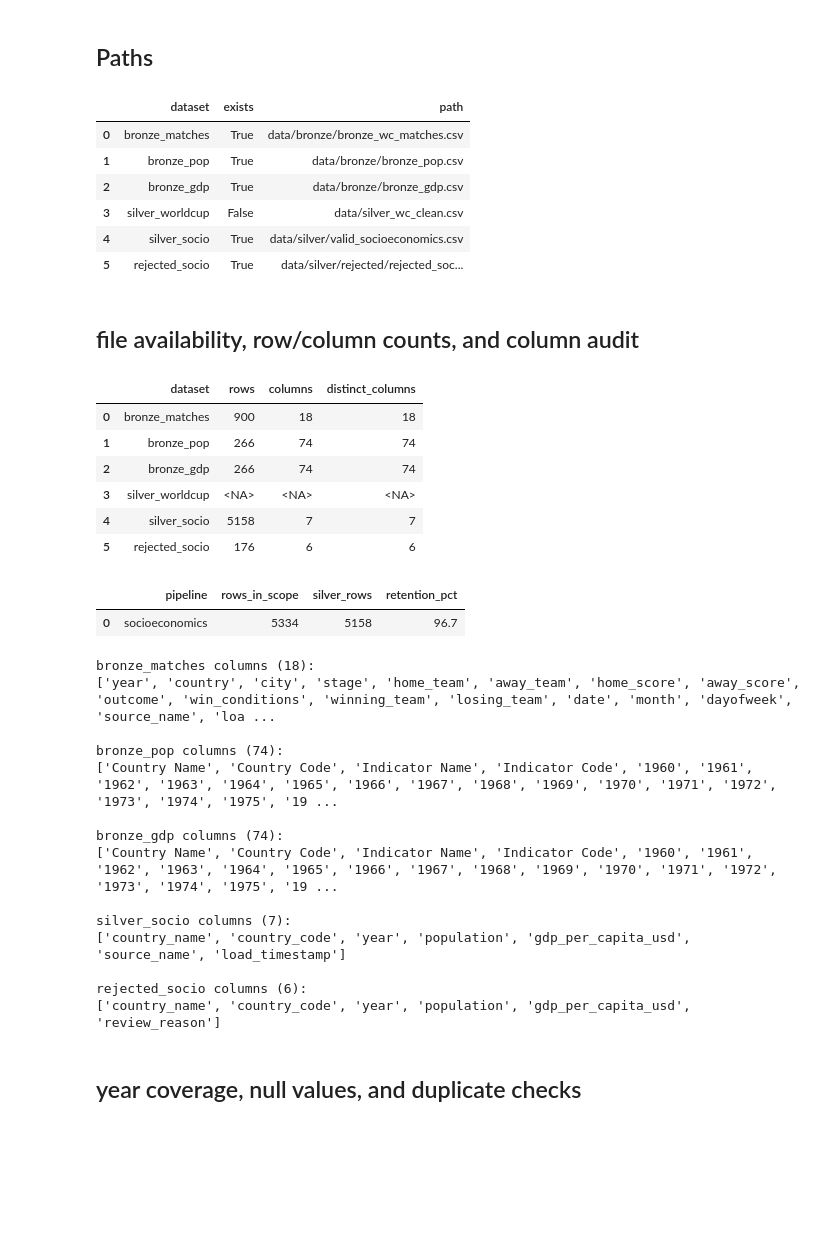
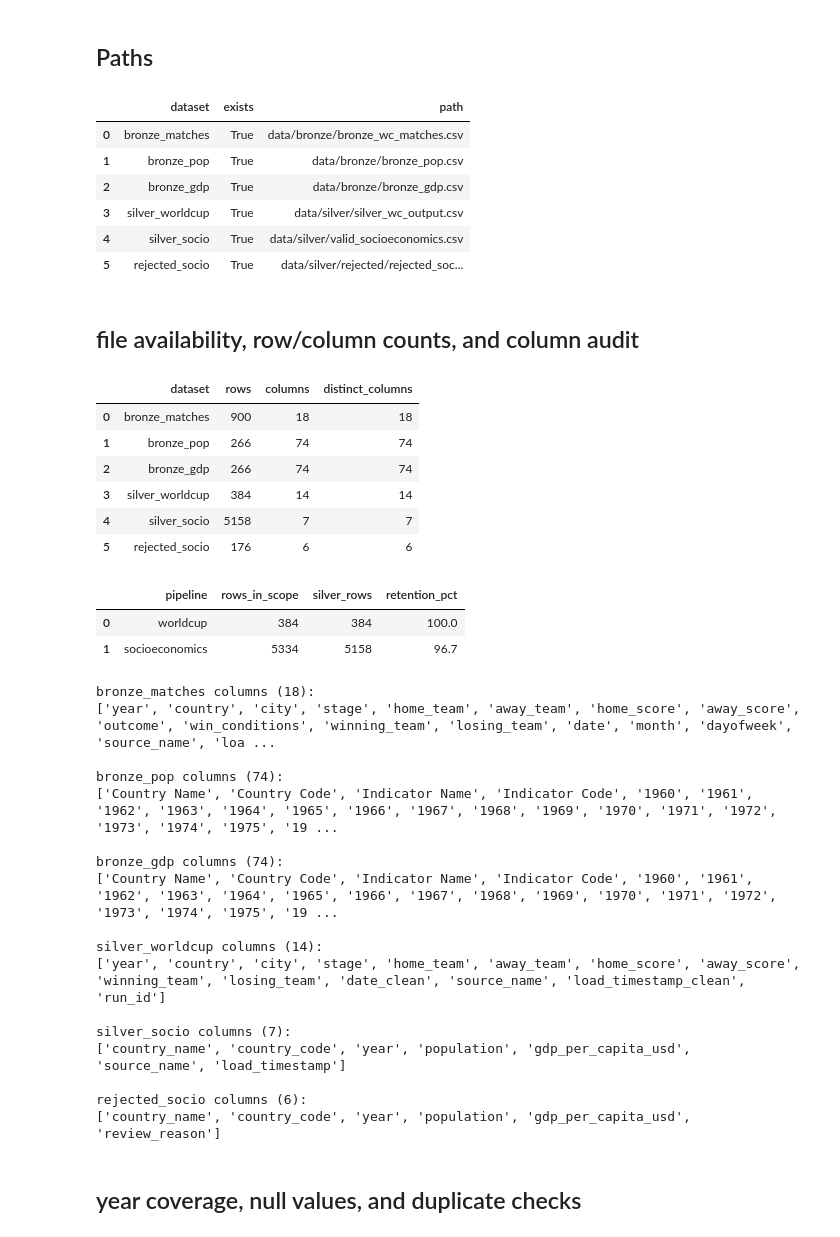
Before and after one commit to rofaure/fifa-worldcup-socioeconomic-analysis, a Jupyter notebook: notebooks/silver_bronze_check.ipynb, the cells around one changed output. Drawn from its saved outputs; the diff is of its cells as text; code cells hidden in the pictures; blank space fills up the shorter version.

```diff
--- a/notebooks/silver_bronze_check.ipynb
+++ b/notebooks/silver_bronze_check.ipynb
@@ -31,35 +31,35 @@ paths = {
     "bronze_matches": root_dir / "data" / "bronze" / "bronze_wc_matches.csv",
     "bronze_pop": root_dir / "data" / "bronze" / "bronze_pop.csv",
     "bronze_gdp": root_dir / "data" / "bronze" / "bronze_gdp.csv",
-    "silver_worldcup": root_dir / "data" / "silver_wc_clean.csv",
+    "silver_worldcup": root_dir / "data" / "silver" / "silver_wc_output.csv",
     "silver_socio": root_dir / "data" / "silver" / "valid_socioeconomics.csv",
     "rejected_socio": root_dir / "data" / "silver" / "rejected" / "rejected_socioeconomics.csv",
 }
 
 def load_csv(path: Path):
     return pd.read_csv(path) if path.exists() else None
 
 datasets = {name: load_csv(path) for name, path in paths.items()}
 
 availability = pd.DataFrame(
     [
         {
             "dataset": name,
             "exists": df is not None,
             "path": str(path.relative_to(root_dir)),
         }
         for name, path in paths.items()
         for df in [datasets[name]]
     ]
 )
 
 display(availability)
 # %% [output]
 |  | dataset | exists | path |
 | 0 | bronze_matches | True | data/bronze/bronze_wc_matches.csv |
 | 1 | bronze_pop | True | data/bronze/bronze_pop.csv |
 | 2 | bronze_gdp | True | data/bronze/bronze_gdp.csv |
-| 3 | silver_worldcup | False | data/silver_wc_clean.csv |
+| 3 | silver_worldcup | True | data/silver/silver_wc_output.csv |
 | 4 | silver_socio | True | data/silver/valid_socioeconomics.csv |
 | 5 | rejected_socio | True | data/silver/rejected/rejected_soc... |
 # %% [markdown]
@@ -118,11 +118,12 @@ for name, df in datasets.items():
 | 0 | bronze_matches | 900 | 18 | 18 |
 | 1 | bronze_pop | 266 | 74 | 74 |
 | 2 | bronze_gdp | 266 | 74 | 74 |
-| 3 | silver_worldcup | <NA> | <NA> | <NA> |
+| 3 | silver_worldcup | 384 | 14 | 14 |
 | 4 | silver_socio | 5158 | 7 | 7 |
 | 5 | rejected_socio | 176 | 6 | 6 |
 |  | pipeline | rows_in_scope | silver_rows | retention_pct |
-| 0 | socioeconomics | 5334 | 5158 | 96.7 |
+| 0 | worldcup | 384 | 384 | 100.0 |
+| 1 | socioeconomics | 5334 | 5158 | 96.7 |
 bronze_matches columns (18):
 ['year', 'country', 'city', 'stage', 'home_team', 'away_team', 'home_score', 'away_score', 'outcome', 'win_conditions', 'winning_team', 'losing_team', 'date', 'month', 'dayofweek', 'source_name', 'loa ...
 
@@ -132,6 +133,9 @@ bronze_pop columns (74):
 bronze_gdp columns (74):
 ['Country Name', 'Country Code', 'Indicator Name', 'Indicator Code', '1960', '1961', '1962', '1963', '1964', '1965', '1966', '1967', '1968', '1969', '1970', '1971', '1972', '1973', '1974', '1975', '19 ...
 
+silver_worldcup columns (14):
+['year', 'country', 'city', 'stage', 'home_team', 'away_team', 'home_score', 'away_score', 'winning_team', 'losing_team', 'date_clean', 'source_name', 'load_timestamp_clean', 'run_id']
+
 silver_socio columns (7):
 ['country_name', 'country_code', 'year', 'population', 'gdp_per_capita_usd', 'source_name', 'load_timestamp']
 
```
Also changed, not shown: parts of 3 cells of this notebook.
